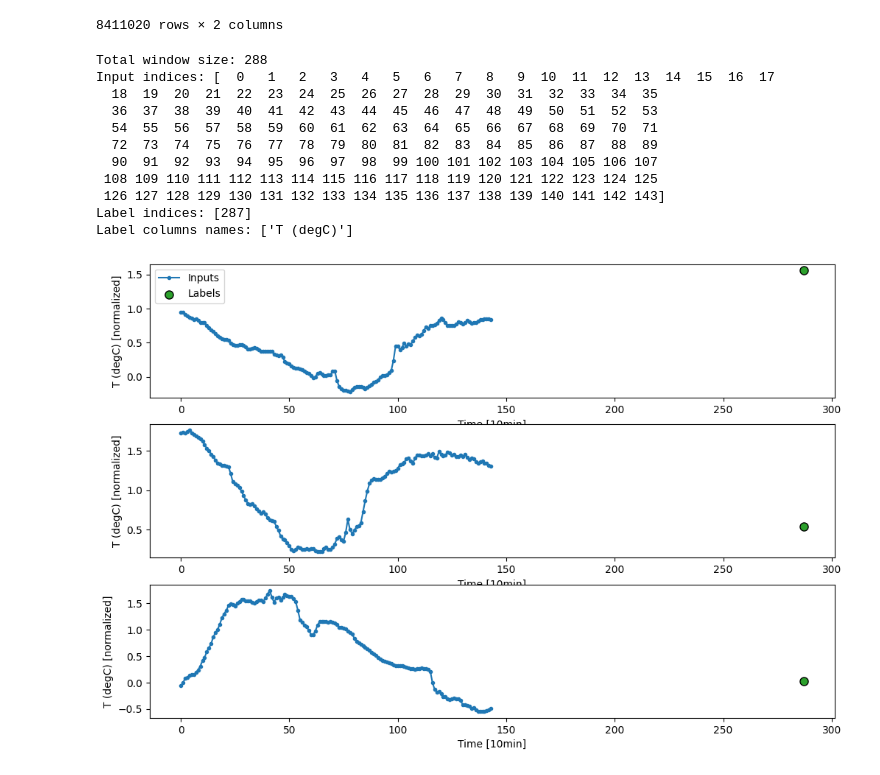
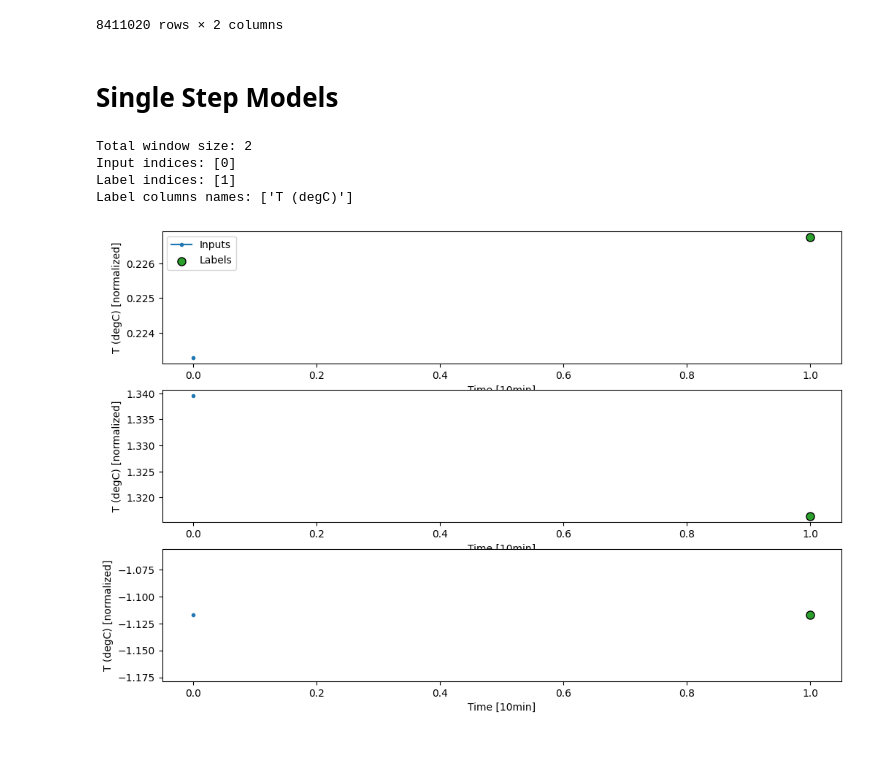
Before and after one commit to kevin-eschbach/data_safari, a Jupyter notebook: intro_ts_forecasting/weather_forecast.ipynb, the cells around one changed output. Saved outputs shown, nothing was run; the diff lists cells and outputs as text; code cells hidden in the pictures; blank space fills up the shorter version.

```diff
--- a/intro_ts_forecasting/weather_forecast.ipynb
+++ b/intro_ts_forecasting/weather_forecast.ipynb
@@ -317,7 +317,7 @@ class WindowGenerator():
 
             if model is not None:
                 predictions = model(inputs)
-                plt.scatter(self.label_inidces, predictions[n, :, label_col_index],
+                plt.scatter(self.label_indices, predictions[n, :, label_col_index],
                 marker='X', edgecolors='k', label='Predictions', c='#ff7f0e', s=64)
 
             if n == 0:
@@ -336,28 +336,23 @@ class WindowGenerator():
             batch_size=32)
         ds = ds.map(self.split_window)
         return ds
+# %% [markdown]
+# Single Step Models
 # %%
-window1 = WindowGenerator(input_width=24*6, label_width=1, shift=24*6,
+single_step_window = WindowGenerator(input_width=1, label_width=1, shift=1,
                           train_df=train_df,
                           test_df=test_df,
                           val_df=val_df,
                           label_columns=['T (degC)'])
-window1
+single_step_window
 # %% [output]
-Total window size: 288
-Input indices: [  0   1   2   3   4   5   6   7   8   9  10  11  12  13  14  15  16  17
-  18  19  20  21  22  23  24  25  26  27  28  29  30  31  32  33  34  35
-  36  37  38  39  40  41  42  43  44  45  46  47  48  49  50  51  52  53
-  54  55  56  57  58  59  60  61  62  63  64  65  66  67  68  69  70  71
-  72  73  74  75  76  77  78  79  80  81  82  83  84  85  86  87  88  89
-  90  91  92  93  94  95  96  97  98  99 100 101 102 103 104 105 106 107
- 108 109 110 111 112 113 114 115 116 117 118 119 120 121 122 123 124 125
- 126 127 128 129 130 131 132 133 134 135 136 137 138 139 140 141 142 143]
-Label indices: [287]
+Total window size: 2
+Input indices: [0]
+Label indices: [1]
 Label columns names: ['T (degC)']
 # %%
-window1.plot()
+single_step_window.plot()
 # %% [output]
-[figure, old version]
+[figure, new version]
 # %%
 class Baseline(tf.keras.Model):
```
Also changed, not shown: parts of 10 cells of this notebook.
